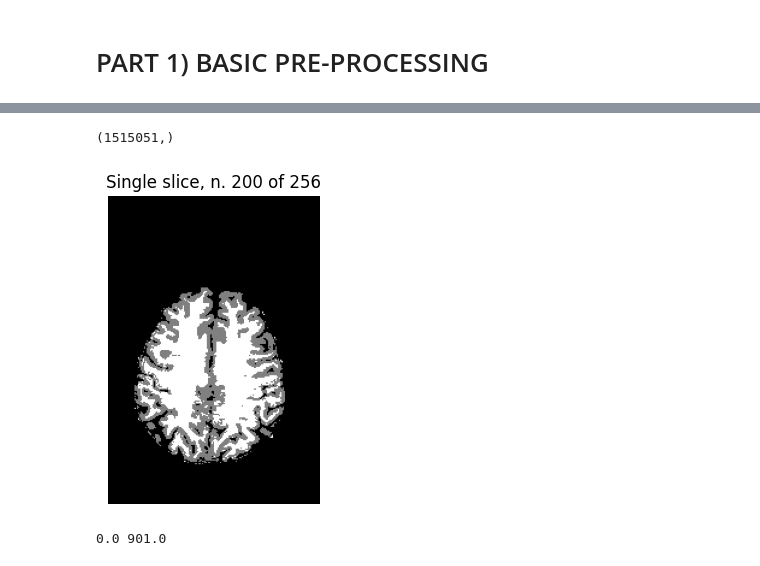
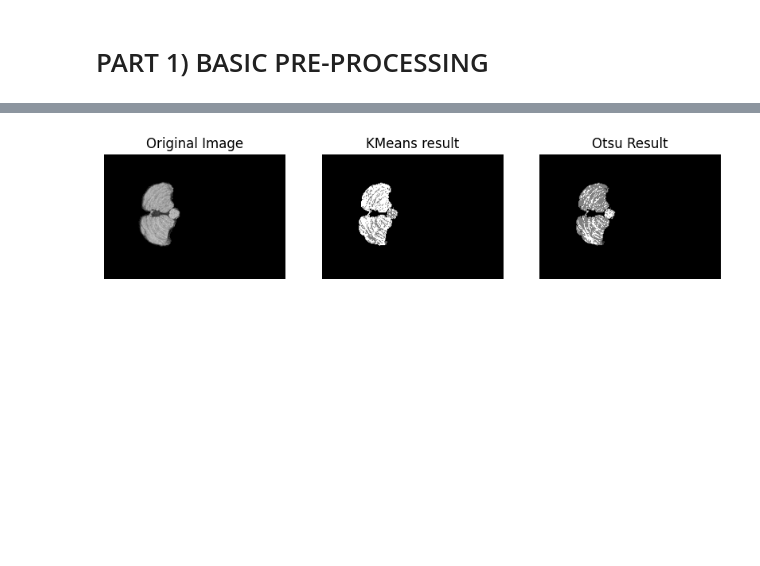
Before and after one commit to tommydelu/MRI-analysis-pipeline, a Jupyter notebook: 1_pre_processing.ipynb, the cells around one changed output, grey strips where cells are left out. Saved outputs shown, nothing was run; the diff lists cells and outputs as text; code cells hidden in the pictures; blank space fills up the shorter version.

Commit message:
implemented segmentation/filtering/edge detection functions + plots

```diff
--- a/1_pre_processing.ipynb
+++ b/1_pre_processing.ipynb
@@ -31,20 +23,0 @@ fmri_img, fmri_hdr, fmri_data, fmri_dims = load_and_display(FMRI_PATH, "FMRI", p
-# %%
-def kmean_segmentation(brain_data, mask, n_cluster, random_state=0, init='auto'):
-
-    kmeans = KMeans(n_clusters=n_cluster, random_state=random_state, n_init=init)
-    brain_data = brain_data.reshape(brain_data.shape[0],-1)
-    print(brain_data.shape)
-
-    kmeans.fit(brain_data)
-
-    segmented = np.zeros_like(t1_data)
-    segmented[mask] = kmeans.labels_
-    print(segmented.shape)
-    assert len(segmented[mask]) == len(kmeans.labels_), "Il numero di valori non coincide"
-
-    return segmented
-
-def otsu_segmentation(brain_data):
-
-    thresh = threshold_multiotsu(brain_data)
-    return thresh
@@ -51,5 +31,12 @@ def otsu_segmentation(brain_data):
 # %%
 bool_mask = mask_data.astype(bool)
-t1_brain = t1_data[bool_mask]
 
-segmented = kmean_segmentation(t1_brain, bool_mask, 2)
+t1_brain_1d = t1_data[bool_mask]              # we get a column vector of the brain voxels, which is what we want to segment
+t1_brain_2d = np.where(bool_mask, t1_data, 0) # to keep the same dimensions as the original image, we set the background to 0
+
+kmean_segmented = kmean_segmentation(t1_data, t1_brain_1d, bool_mask, 3)
+
+otsu_threshold = otsu_segmentation(t1_brain_1d)
+regions = np.digitize(t1_brain_1d, bins=otsu_threshold)
+otsu_segmented = np.zeros_like(t1_data)
+otsu_segmented[bool_mask] = regions
@@ -64,16 +43,6 @@ display_single_slice(segmented, slice_idx=200)
 # %%
-thresh = otsu_segmentation(t1_brain)
-regions = np.digitize(t1_brain, bins=thresh)
-print(regions.shape)
+# Call of function to compare the two methods implemented
 
-segmented = np.zeros_like(t1_data)
-segmented[bool_mask] = regions
-
-display_single_slice(segmented, slice_idx=200)
+compare_methods(t1_brain_2d, kmean_segmented, otsu_segmented, slice_idx=101)
 # %% [output]
-(1515051,)
-[figure, old version]
+[figure, new version]
-# %%
-print(t1_brain.min(), t1_brain.max())
-# %% [output]
-0.0 901.0
```
Also changed, not shown: parts of 11 cells of this notebook, 4 other files.
